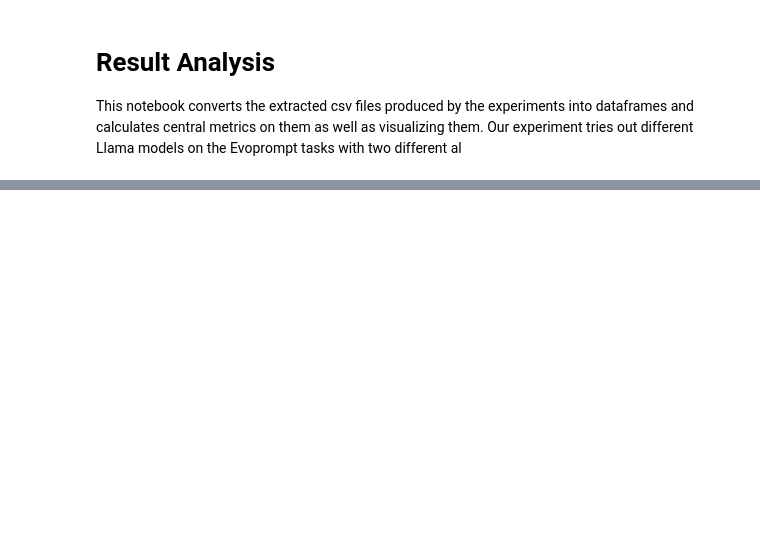
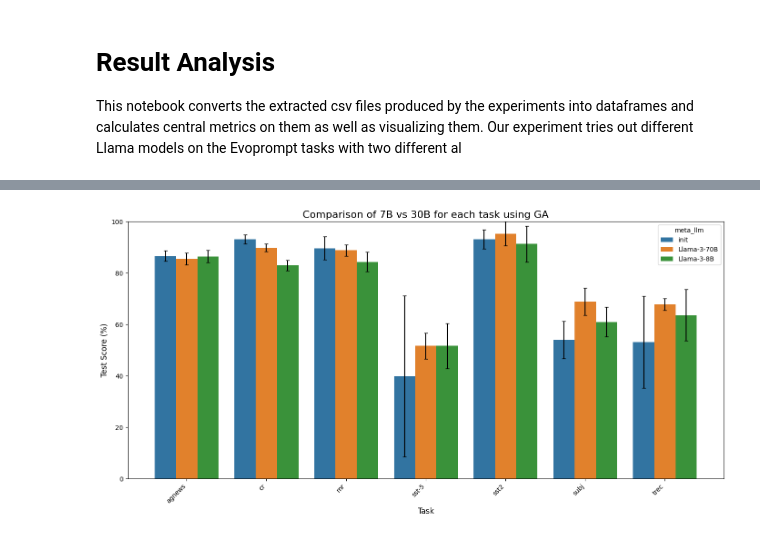
Before and after one commit to finitearth/promptolution, a Jupyter notebook: notebooks/evaluation_experiment.ipynb, the cells around one changed output, grey strips where cells are left out. Drawn from its saved outputs; the diff is of its cells as text; code cells hidden in the pictures; blank space fills up the shorter version.

```diff
--- a/notebooks/evaluation_experiment.ipynb
+++ b/notebooks/evaluation_experiment.ipynb
@@ -96,0 +175,6 @@ bestststs.to_csv("../logs/experiment_gpt/best_prompts.csv")
+# %%
+df_plot = best_scores_all[best_scores_all['optimizer'].isin(['GA', "init"])].copy()
+
+plot_bar(df_plot,"meta_llm",  "Comparison of 7B vs 30B for each task using GA")
+# %% [output]
+[figure, added]
```
Also changed, not shown: parts of 36 cells of this notebook, 4 other files.
